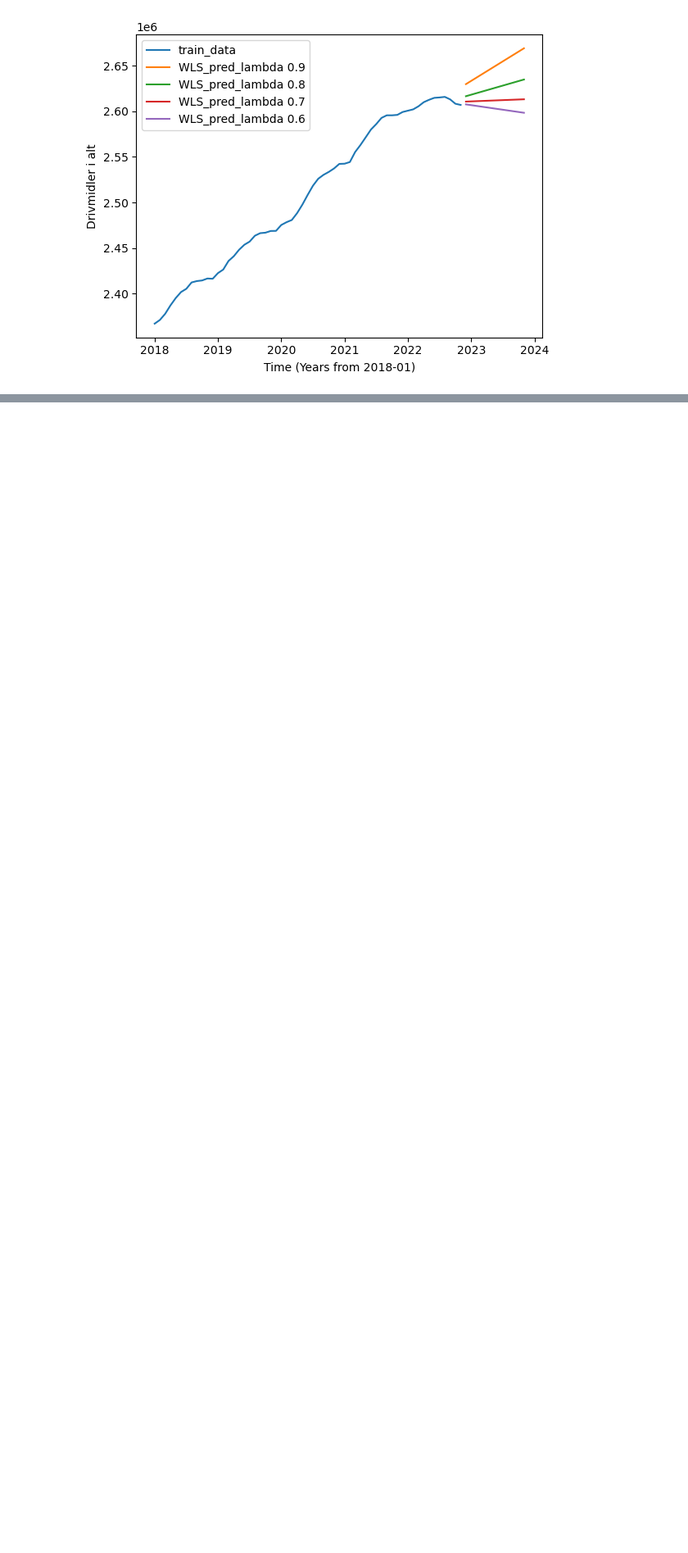
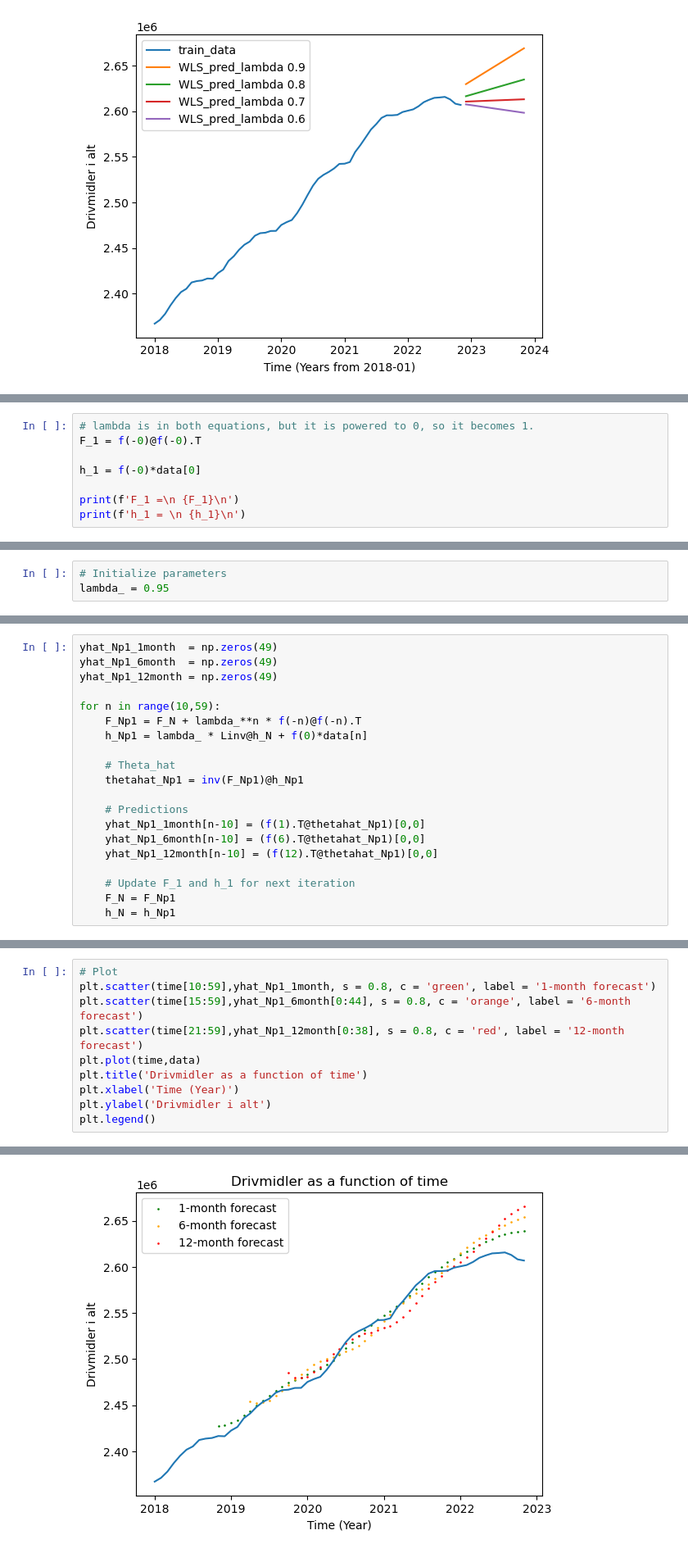
Before and after one commit to markusOlsen1/timeseries, a Jupyter notebook: assignment_1/Code.ipynb, the cells around one changed output, grey strips where cells are left out. Shown: that part at 82% size. Saved outputs shown, nothing was run; the diff lists cells and outputs as text; blank space fills up the shorter version.

```diff
--- a/assignment_1/Code.ipynb
+++ b/assignment_1/Code.ipynb
@@ -175,0 +193,8 @@ plt.legend(["WLS_pred","train_data","OLS_pred"])
+# %%
+# lambda is in both equations, but it is powered to 0, so it becomes 1.
+F_1 = f(-0)@f(-0).T
+
+h_1 = f(-0)*data[0]
+
+print(f'F_1 =\n {F_1}\n')
+print(f'h_1 = \n {h_1}\n')
@@ -175,0 +211,3 @@ plt.legend(["WLS_pred","train_data","OLS_pred"])
+# %%
+# Initialize parameters
+lambda_ = 0.95
@@ -175,0 +250,20 @@ plt.legend(["WLS_pred","train_data","OLS_pred"])
+# %%
+yhat_Np1_1month  = np.zeros(49)
+yhat_Np1_6month  = np.zeros(49)
+yhat_Np1_12month = np.zeros(49)
+
+for n in range(10,59):
+    F_Np1 = F_N + lambda_**n * f(-n)@f(-n).T
+    h_Np1 = lambda_ * Linv@h_N + f(0)*data[n]
+
+    # Theta_hat
+    thetahat_Np1 = inv(F_Np1)@h_Np1
+
+    # Predictions
+    yhat_Np1_1month[n-10] = (f(1).T@thetahat_Np1)[0,0]
+    yhat_Np1_6month[n-10] = (f(6).T@thetahat_Np1)[0,0]
+    yhat_Np1_12month[n-10] = (f(12).T@thetahat_Np1)[0,0]
+
+    # Update F_1 and h_1 for next iteration
+    F_N = F_Np1
+    h_N = h_Np1
@@ -175,0 +272,11 @@ plt.legend(["WLS_pred","train_data","OLS_pred"])
+# %%
+# Plot
+plt.scatter(time[10:59],yhat_Np1_1month, s = 0.8, c = 'green', label = '1-month forecast')
+plt.scatter(time[15:59],yhat_Np1_6month[0:44], s = 0.8, c = 'orange', label = '6-month forecast')
+plt.scatter(time[21:59],yhat_Np1_12month[0:38], s = 0.8, c = 'red', label = '12-month forecast')
+plt.plot(time,data)
+plt.title('Drivmidler as a function of time')
+plt.xlabel('Time (Year)')
+plt.ylabel('Drivmidler i alt')
+plt.legend()
+# %% [output]
@@ -175,0 +284 @@ plt.legend(["WLS_pred","train_data","OLS_pred"])
+[figure, added]
```
Also changed, not shown: parts of 18 cells of this notebook.
